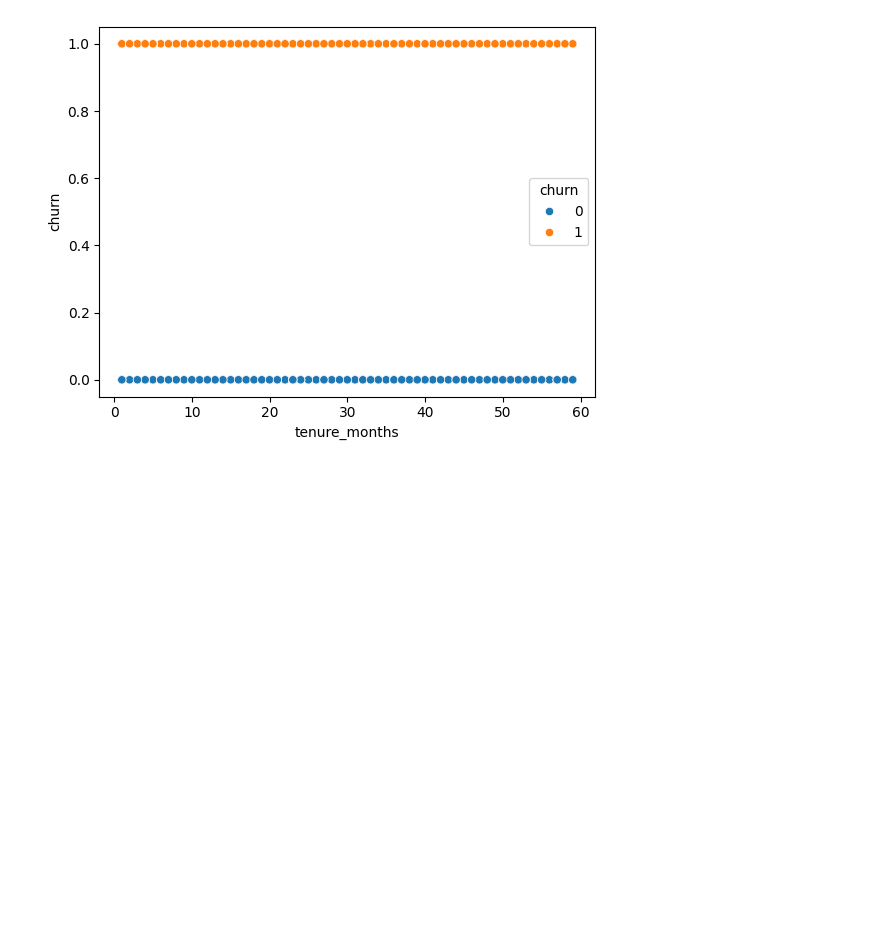
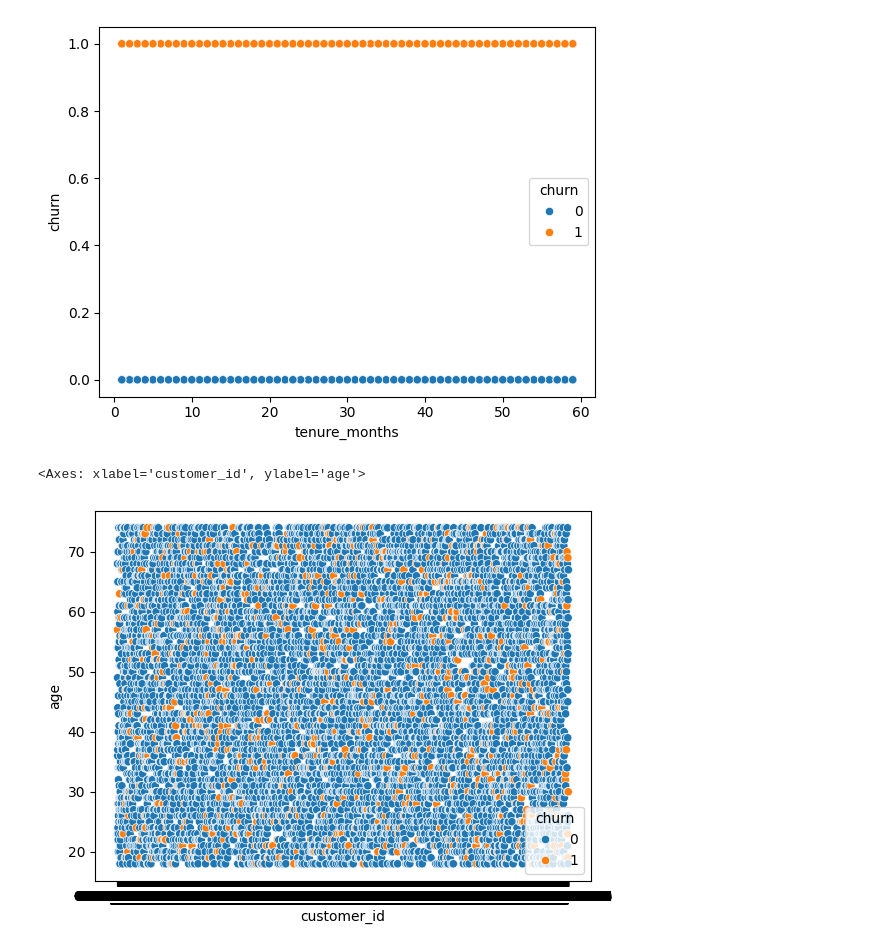
Before and after one commit to t95532/practice, a Jupyter notebook: Jenkins/PythonScripts/ChurnPredictionNotebook.ipynb, the cells around one changed output. Cells and saved outputs as stored; diff of their text form; code cells hidden in the pictures; blank space fills up the shorter version.

Commit message:
updated customer_churn ipynd

```diff
--- a/Jenkins/PythonScripts/ChurnPredictionNotebook.ipynb
+++ b/Jenkins/PythonScripts/ChurnPredictionNotebook.ipynb
@@ -136,3 +136,8 @@ sns.scatterplot(x = 'tenure_months', y='churn', hue='churn', data=data)
 # %% [output]
 <Axes: xlabel='tenure_months', ylabel='churn'>
 [figure]
+# %%
+sns.scatterplot(x='customer_id', y='age', hue='churn', data=data)
+# %% [output]
+<Axes: xlabel='customer_id', ylabel='age'>
+[figure, added]
```
